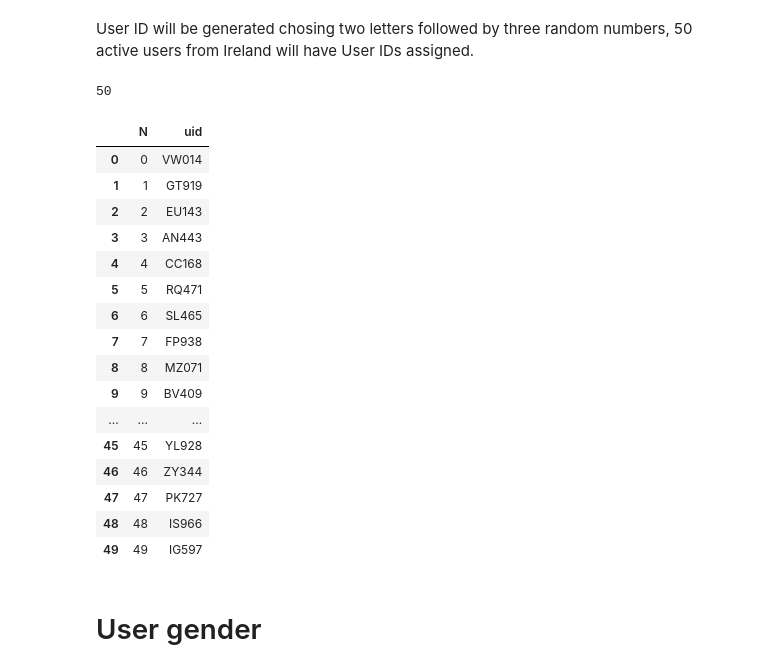
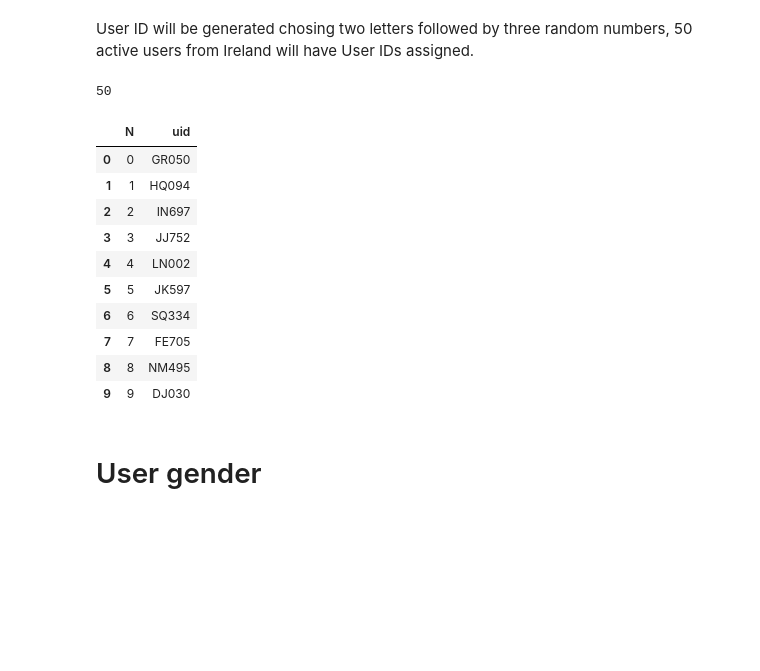
Before and after one commit to Mantvydas-data/Programming-for-DA-2021-Proj, a Jupyter notebook: project.ipynb, the cells around one changed output. Drawn from its saved outputs; the diff is of its cells as text; code cells hidden in the pictures; blank space fills up the shorter version.

```diff
--- a/project.ipynb
+++ b/project.ipynb
@@ -219,43 +197,33 @@ categories = ['Action', 'Comedy', 'Drama', 'Fantasy', 'Horror', 'Mystery', 'Roma
 # %% [markdown]
 User ID will be generated chosing two letters followed by three random numbers, 50 active users from Ireland will have User IDs assigned.
 # %%
-# Importing Python modules String and Random
-import string
-import random
-
 uid=[]
 letters=''.join(random.choices(string.ascii_uppercase,k=2))
 digits=''.join(random.choices(string.digits,k=3))
 i=0
 for i in range(50):
     uid.append(''.join(random.choices(string.ascii_uppercase,k=2)) + ''.join(random.choices(string.digits,k=3)))
     i +=1
 print(i)
 
 df2= pd.DataFrame({'N': np.arange(50)})
 
 df2['uid'] = uid
-df2
+df2.head(10)
 # df['categories'] = rng.choice(categories,size=(len(df)))
 # %% [output]
 50
 |  | N | uid |
-| 0 | 0 | VW014 |
-| 1 | 1 | GT919 |
-| 2 | 2 | EU143 |
-| 3 | 3 | AN443 |
-| 4 | 4 | CC168 |
-| 5 | 5 | RQ471 |
-| 6 | 6 | SL465 |
-| 7 | 7 | FP938 |
-| 8 | 8 | MZ071 |
-| 9 | 9 | BV409 |
-| ... | ... | ... |
-| 45 | 45 | YL928 |
-| 46 | 46 | ZY344 |
-| 47 | 47 | PK727 |
-| 48 | 48 | IS966 |
-| 49 | 49 | IG597 |
+| 0 | 0 | GR050 |
+| 1 | 1 | HQ094 |
+| 2 | 2 | IN697 |
+| 3 | 3 | JJ752 |
+| 4 | 4 | LN002 |
+| 5 | 5 | JK597 |
+| 6 | 6 | SQ334 |
+| 7 | 7 | FE705 |
+| 8 | 8 | NM495 |
+| 9 | 9 | DJ030 |
 # %% [markdown]
 # User gender
 # %% [markdown]
```
Also changed, not shown: parts of 30 cells of this notebook, 1 other file.
